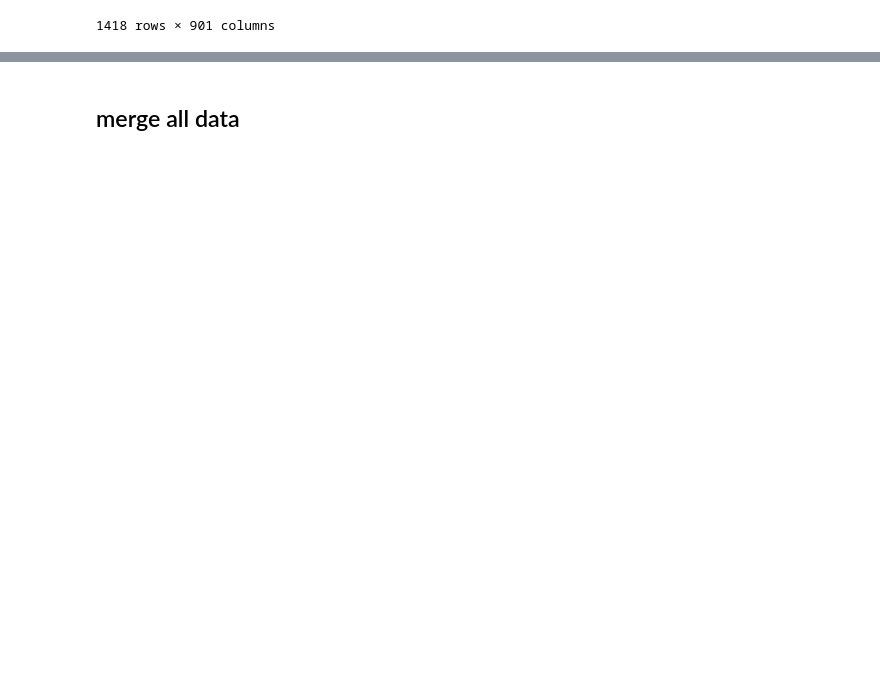
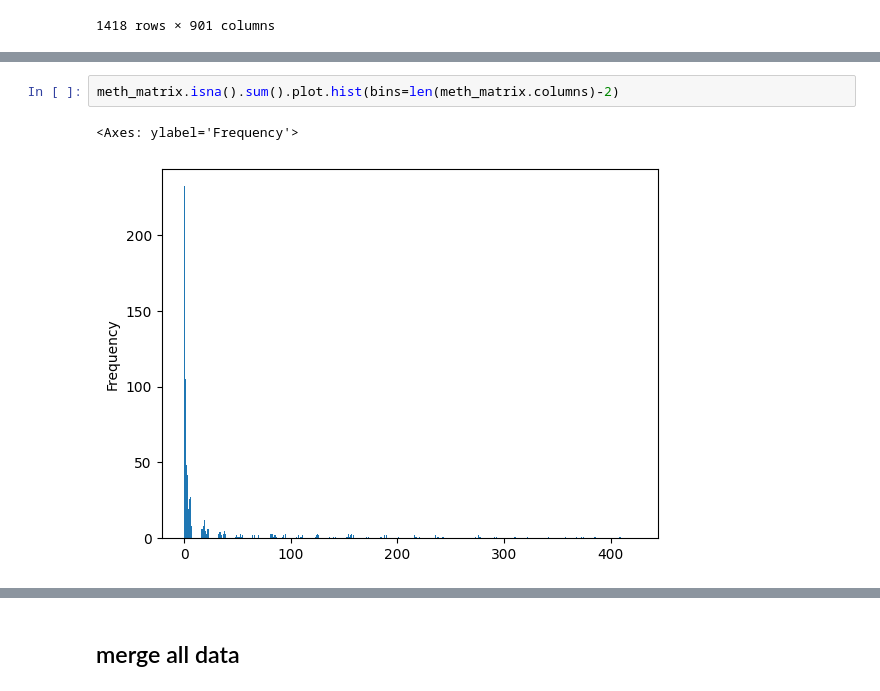
Before and after one commit to SilviaMariaMacri/applied-machine-learning-project, a Jupyter notebook: data_processing.ipynb, the cells around one changed output, grey strips where cells are left out. Saved outputs shown, nothing was run; the diff lists cells and outputs as text; blank space fills up the shorter version.

```diff
--- a/data_processing.ipynb
+++ b/data_processing.ipynb
@@ -332,0 +443,5 @@ meth_matrix
+# %%
+meth_matrix.isna().sum().plot.hist(bins=len(meth_matrix.columns)-2)
+# %% [output]
+<Axes: ylabel='Frequency'>
+[figure, added]
```
Also changed, not shown: parts of 37 cells of this notebook, 2 other files.
